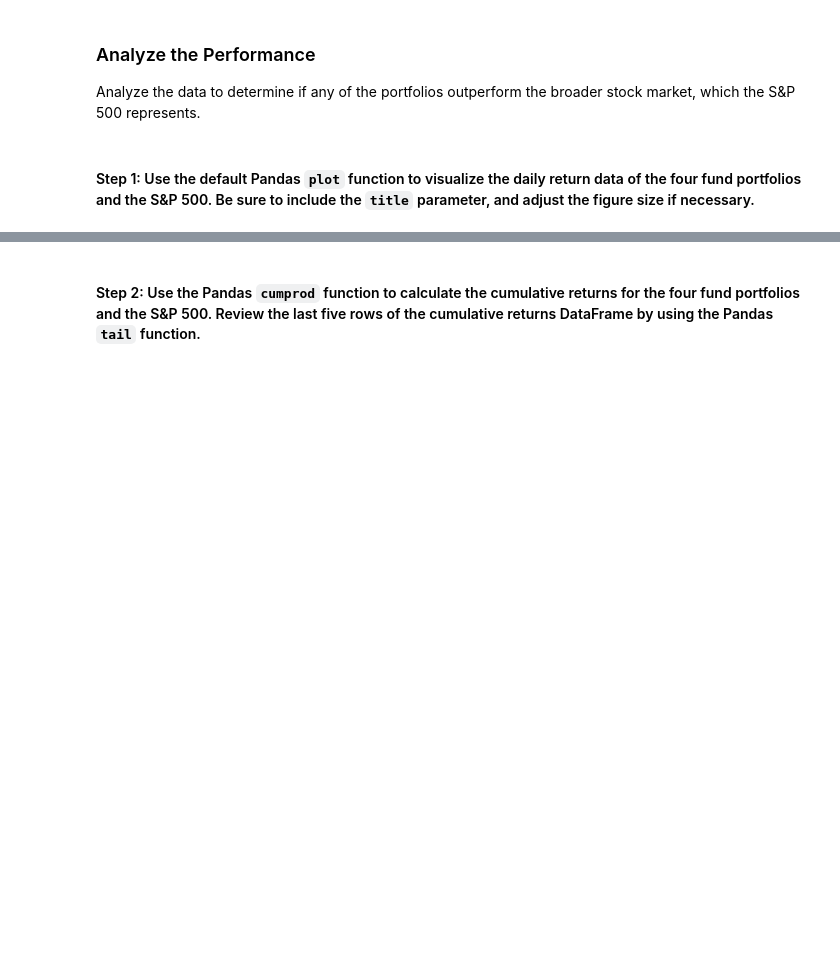
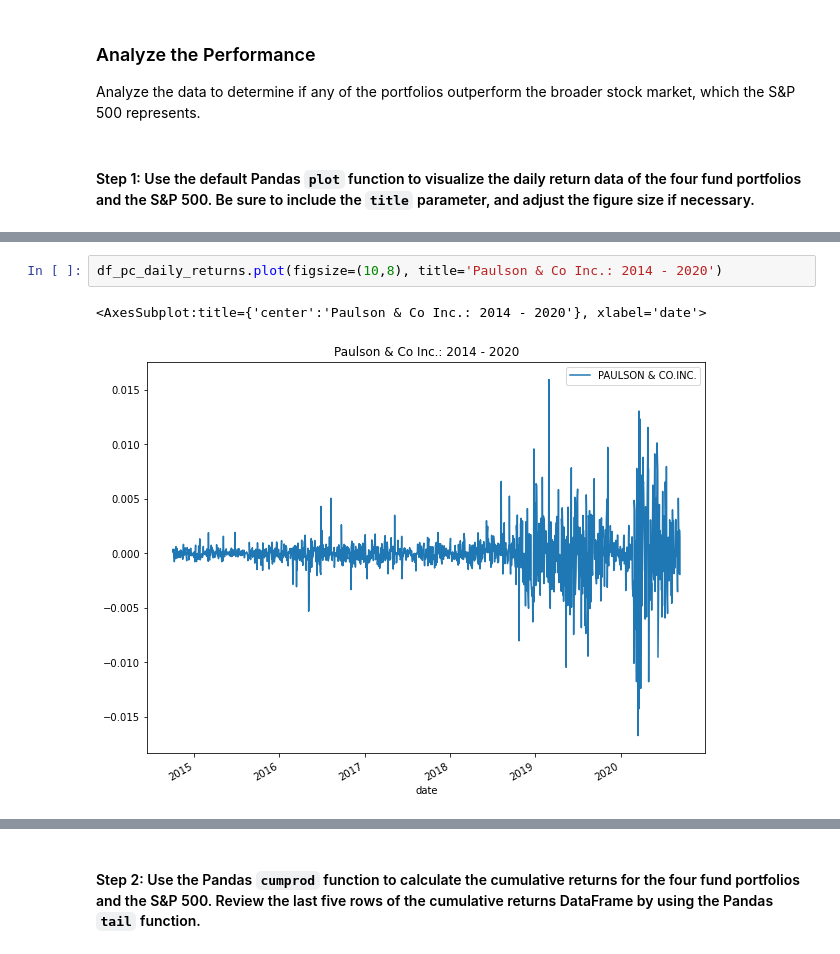
Before and after one commit to saeedraghib/m04_challenge_01, a Jupyter notebook: sr_risk_return_analysis.ipynb, the cells around one changed output, grey strips where cells are left out. Cells and saved outputs as stored; diff of their text form; blank space fills up the shorter version.

```diff
--- a/sr_risk_return_analysis.ipynb
+++ b/sr_risk_return_analysis.ipynb
@@ -185,0 +202,5 @@ Analyze the data to determine if any of the portfolios outperform the broader st
+# %%
+df_pc_daily_returns.plot(figsize=(10,8), title='Paulson & Co Inc.: 2014 - 2020')
+# %% [output]
+<AxesSubplot:title={'center':'Paulson & Co Inc.: 2014 - 2020'}, xlabel='date'>
+[figure, added]
```
Also changed, not shown: parts of 17 cells of this notebook, 1 other file.
